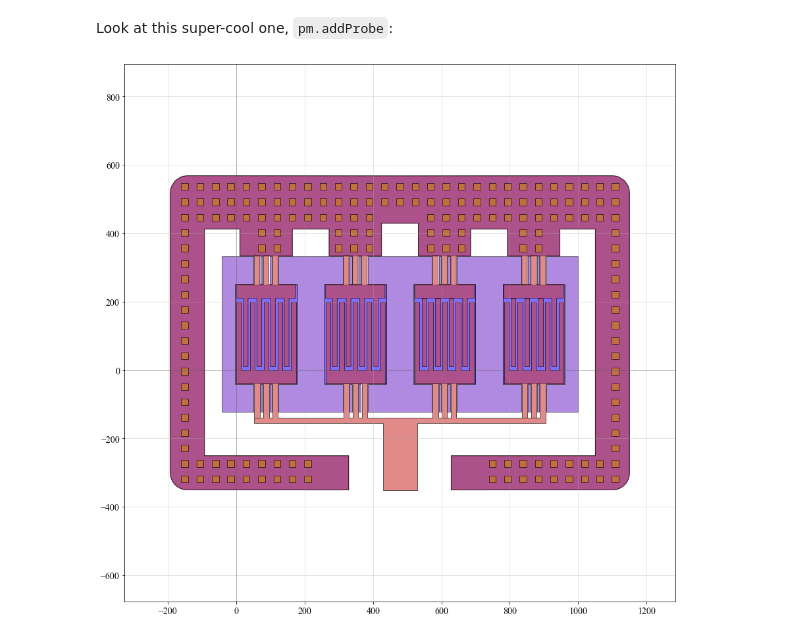
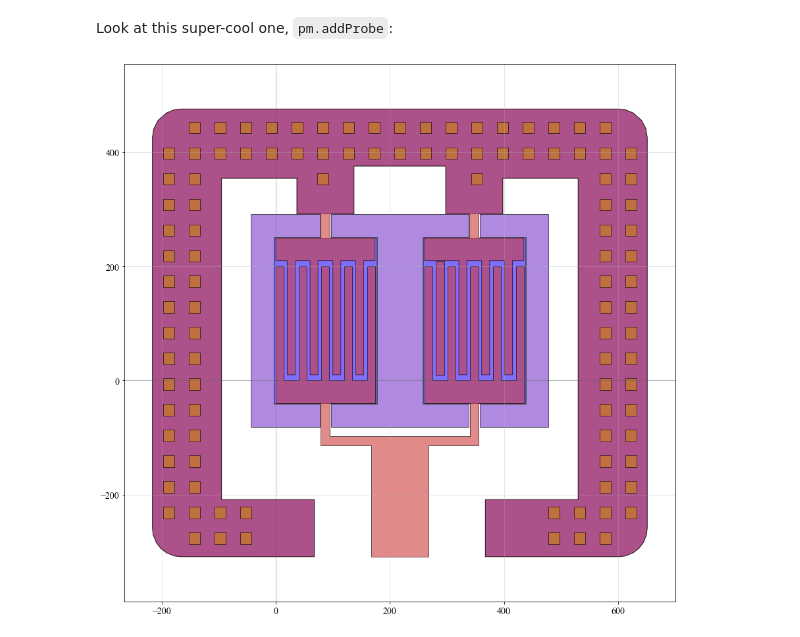
Before and after one commit to giumc/pirel, a Jupyter notebook: tutorials/Tutorial_modifiers.ipynb, the cells around one changed output. Drawn from its saved outputs; the diff is of its cells as text; code cells hidden in the pictures.

````diff
--- a/tutorials/Tutorial_modifiers.ipynb
+++ b/tutorials/Tutorial_modifiers.ipynb
@@ -144,10 +144,14 @@ fberes_array().view()
 # %% [markdown]
 Look at this super-cool one, ```pm.addProbe```:
 # %%
-device_with_probe=pm.addOnePortProbe(pm.makeArray(pc.FBERes,4),pc.GSGProbe)()
+device_with_probe=pm.addOnePortProbe(pm.makeArray(pm.makeScaled(pc.FBERes),4),pc.GSGProbe)()
+
+device_with_probe.anchor.n=1
+device_with_probe.set_params({"AnchorSizeY":2})
+device_with_probe.n_blocks=2
 
 import pirel.tools as pt
 
 pt.check(device_with_probe.draw(),joined=True)
 # %% [output]
-[figure, old version]
+[figure, new version]
````
Also changed, not shown: parts of 1 cell of this notebook, 7 other files.
